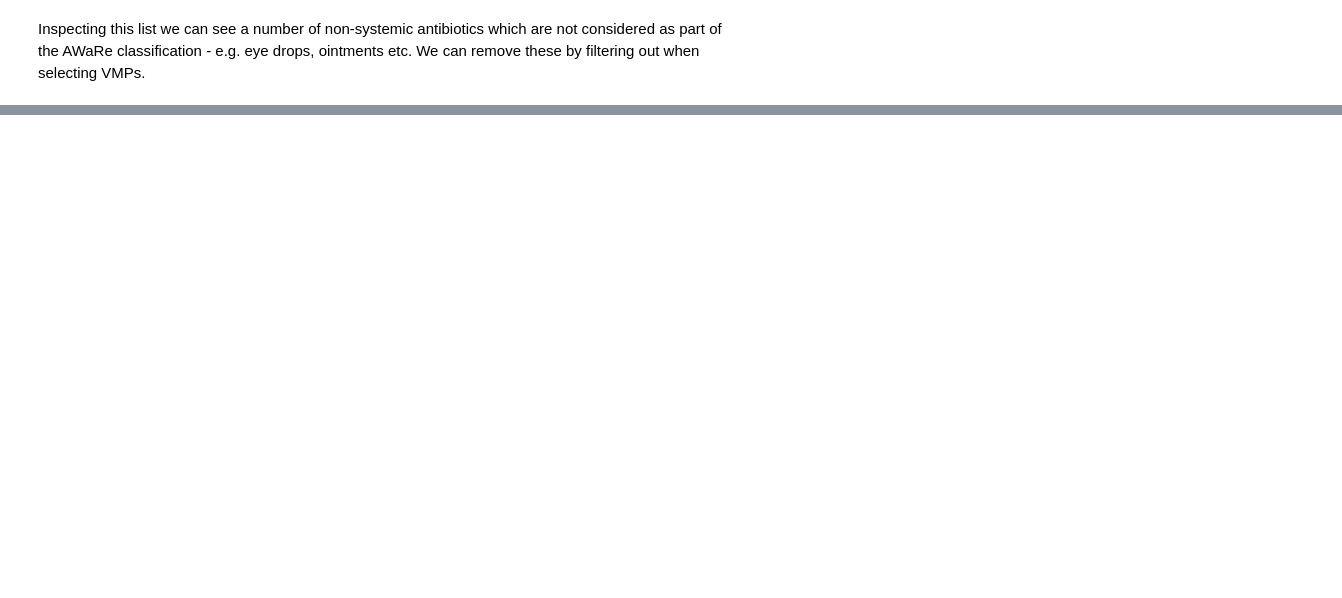
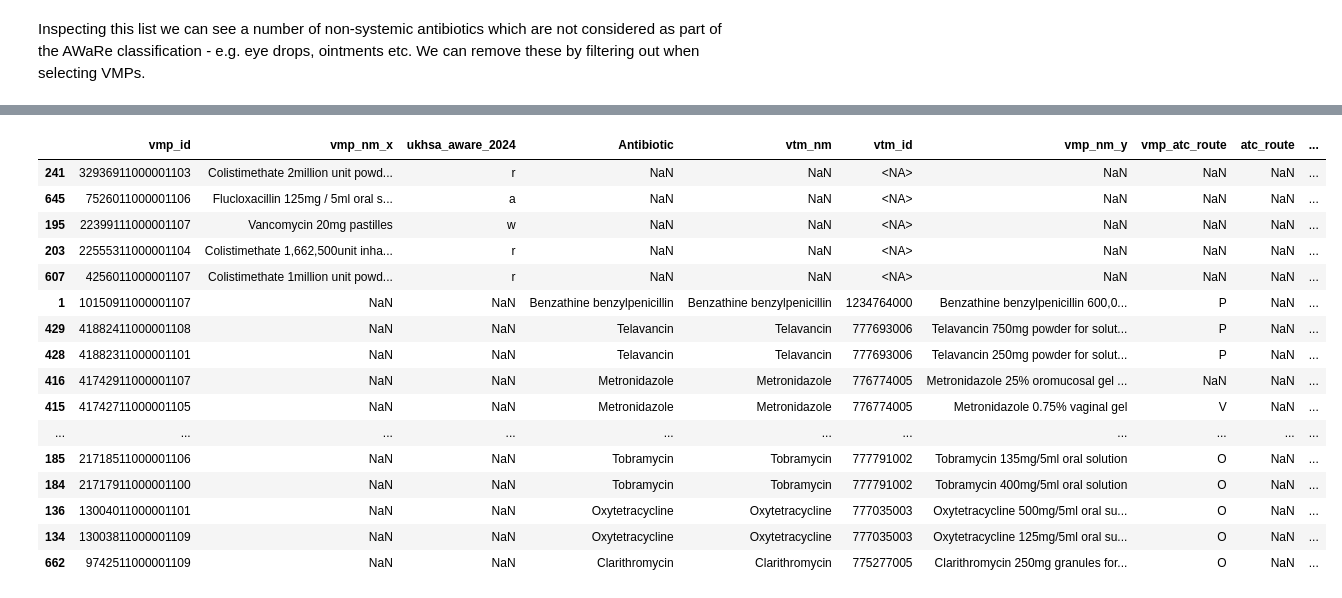
Before and after one commit to chrisjwood16/AWaRe_to_dmd, a Jupyter notebook: notebooks/AWaRe_Main_Mapping_Updated.ipynb, the cells around one changed output, grey strips where cells are left out. Saved outputs shown, nothing was run; the diff lists cells and outputs as text; code cells hidden in the pictures; blank space fills up the shorter version.

```diff
--- a/notebooks/AWaRe to dm+d.ipynb
+++ b/notebooks/AWaRe_Main_Mapping_Updated.ipynb
@@ -706,0 +833,2 @@ vmps_matched.to_csv('vmp_matched.csv', index=False)
+# %%
+ukhsa_original_matched_analysis=ukhsa_original_matched
@@ -706,0 +1300,6 @@ vmps_matched.to_csv('vmp_matched.csv', index=False)
+# %%
+ukhsa_filtered = ukhsa_original_matched_analysis[
+    (ukhsa_original_matched_analysis['vmp_id'] != 0) &
+    (ukhsa_original_matched_analysis['Include'] == 1)
+][['vmp_id', 'vmp_nm', 'UK_AWaRe_2024']]
+ukhsa_filtered
@@ -706,0 +1320,44 @@ vmps_matched.to_csv('vmp_matched.csv', index=False)
+# %%
+# Step 1: Rename columns for consistency
+ukhsa_df = ukhsa_filtered.rename(columns={'UK_AWaRe_2024': 'ukhsa_aware_2024'})
+vmps_df = vmps_matched_extended.rename(columns={'aware_2024': 'vmps_aware_2024'})
+
+# Step 2: Perform outer merge on vmp_id only
+merged_vmps = pd.merge(
+    ukhsa_df,
+    vmps_df,
+    on='vmp_id',
+    how='outer',
+    indicator=True
+)
+
+# Step 3: Label the source of each row
+merged_vmps['_merge'] = merged_vmps['_merge'].replace({
+    'left_only': 'ukhsa_list_only',
+    'right_only': 'vtm_method_ext_only',
+    'both': 'both'
+})
+# %%
+merged_vmps_differences = merged_vmps[merged_vmps['_merge'] != 'both']
+merged_vmps_differences = merged_vmps_differences.sort_values(by='_merge')
+# %%
+with pd.option_context('display.max_rows', None, 'display.max_colwidth', None):
+    display(merged_vmps_differences)
+# %% [output]
+|  | vmp_id | vmp_nm_x | ukhsa_aware_2024 | Antibiotic | vtm_nm | vtm_id | vmp_nm_y | vmp_atc_route | atc_route | ... |
+| 241 | 32936911000001103 | Colistimethate 2million unit powd... | r | NaN | NaN | <NA> | NaN | NaN | NaN | ... |
+| 645 | 7526011000001106 | Flucloxacillin 125mg / 5ml oral s... | a | NaN | NaN | <NA> | NaN | NaN | NaN | ... |
+| 195 | 22399111000001107 | Vancomycin 20mg pastilles | w | NaN | NaN | <NA> | NaN | NaN | NaN | ... |
+| 203 | 22555311000001104 | Colistimethate 1,662,500unit inha... | r | NaN | NaN | <NA> | NaN | NaN | NaN | ... |
+| 607 | 4256011000001107 | Colistimethate 1million unit powd... | r | NaN | NaN | <NA> | NaN | NaN | NaN | ... |
+| 1 | 10150911000001107 | NaN | NaN | Benzathine benzylpenicillin | Benzathine benzylpenicillin | 1234764000 | Benzathine benzylpenicillin 600,0... | P | NaN | ... |
+| 429 | 41882411000001108 | NaN | NaN | Telavancin | Telavancin | 777693006 | Telavancin 750mg powder for solut... | P | NaN | ... |
+| 428 | 41882311000001101 | NaN | NaN | Telavancin | Telavancin | 777693006 | Telavancin 250mg powder for solut... | P | NaN | ... |
+| 416 | 41742911000001107 | NaN | NaN | Metronidazole | Metronidazole | 776774005 | Metronidazole 25% oromucosal gel ... | NaN | NaN | ... |
+| 415 | 41742711000001105 | NaN | NaN | Metronidazole | Metronidazole | 776774005 | Metronidazole 0.75% vaginal gel | V | NaN | ... |
+| ... | ... | ... | ... | ... | ... | ... | ... | ... | ... | ... |
+| 185 | 21718511000001106 | NaN | NaN | Tobramycin | Tobramycin | 777791002 | Tobramycin 135mg/5ml oral solution | O | NaN | ... |
+| 184 | 21717911000001100 | NaN | NaN | Tobramycin | Tobramycin | 777791002 | Tobramycin 400mg/5ml oral solution | O | NaN | ... |
+| 136 | 13004011000001101 | NaN | NaN | Oxytetracycline | Oxytetracycline | 777035003 | Oxytetracycline 500mg/5ml oral su... | O | NaN | ... |
+| 134 | 13003811000001109 | NaN | NaN | Oxytetracycline | Oxytetracycline | 777035003 | Oxytetracycline 125mg/5ml oral su... | O | NaN | ... |
+| 662 | 9742511000001109 | NaN | NaN | Clarithromycin | Clarithromycin | 775277005 | Clarithromycin 250mg granules for... | O | NaN | ... |
```
Also changed, not shown: parts of 70 cells of this notebook, 8 other files.
